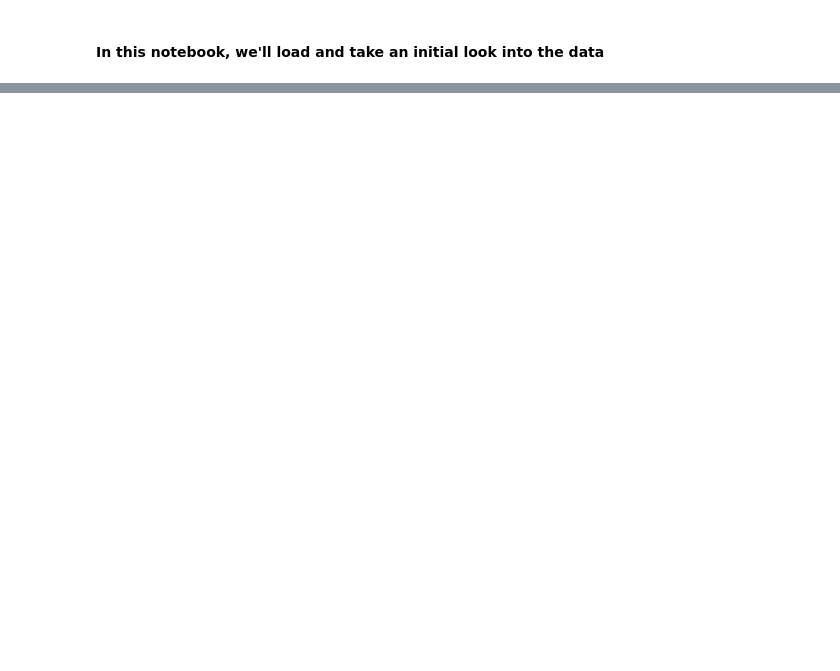
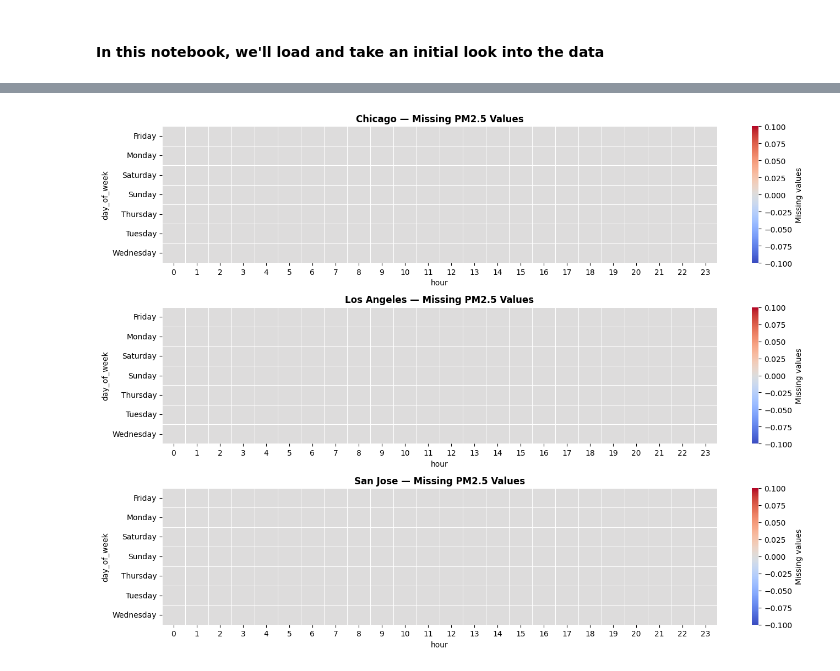
Before and after one commit to hanishavemireddy/air-quality-forecasting, a Jupyter notebook: notebooks/01_eda.ipynb, the cells around one changed output, grey strips where cells are left out. Drawn from its saved outputs; the diff is of its cells as text; code cells hidden in the pictures; blank space fills up the shorter version.

```diff
--- a/notebooks/01_eda.ipynb
+++ b/notebooks/01_eda.ipynb
@@ -84,0 +114,20 @@ total hours returned: 2280
+# %%
+# Plotting heatmaps of missing PM2.5 values by hour of day and day of week for each city
+
+fig, axes = plt.subplots(3, 1, figsize=(14, 10))
+
+for ax, city in zip(axes, cities):
+    city_data = df[df['city'] == city].copy()
+    city_data['day_of_week'] = city_data['timestamp'].dt.day_name()
+    city_data['hour'] = city_data['timestamp'].dt.hour
+    city_data['is_null'] = city_data['value'].isnull()
+
+    df_pivot = city_data.pivot_table(index='day_of_week', columns='hour', values='is_null', aggfunc='sum')
+
+    sns.heatmap(df_pivot, cmap='coolwarm', annot=False, fmt=".1f", linewidths=.5, ax=ax, cbar_kws={'label': 'Missing values'})
+    ax.set_title(f"{city} — Missing PM2.5 Values", fontsize=12, fontweight="bold")
+
+plt.tight_layout()
+plt.show()
+# %% [output]
+[figure, added]
```
Also changed, not shown: parts of 24 cells of this notebook.
